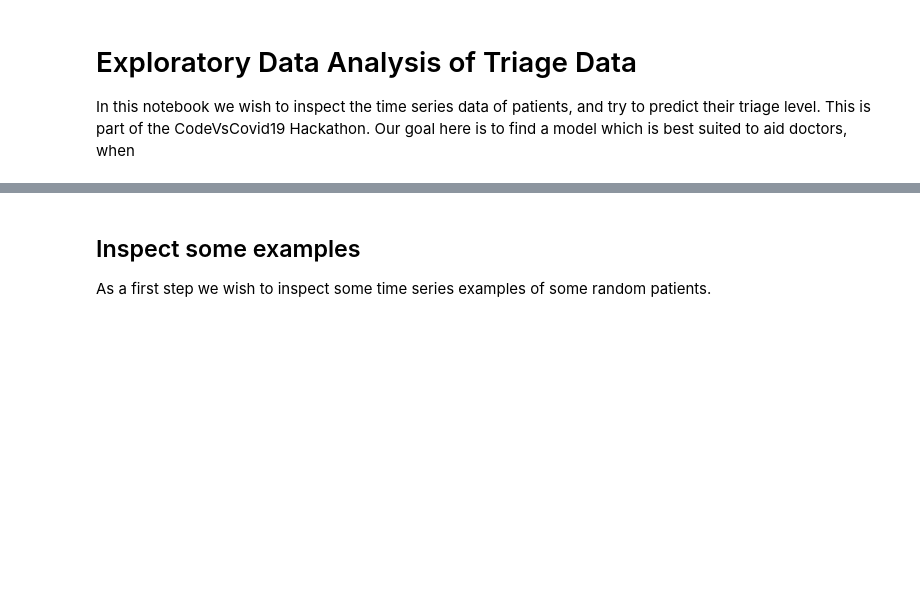
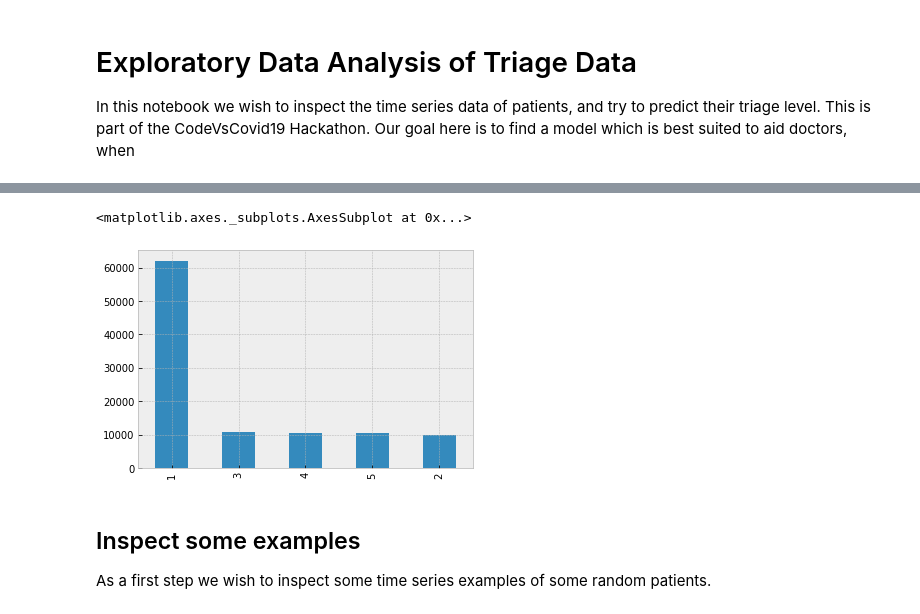
Before and after one commit to doctor-home/triage_model, a Jupyter notebook: model_experiments.ipynb, the cells around one changed output, grey strips where cells are left out. Drawn from its saved outputs; the diff is of its cells as text; code cells hidden in the pictures; blank space fills up the shorter version.

```diff
--- a/model_experiments.ipynb
+++ b/model_experiments.ipynb
@@ -92,3 +92,15 @@ df.describe()
+# %%
+from sklearn.utils import class_weight
+display(df["triage_level"].value_counts().plot.bar())
+
+class_weights = class_weight.compute_class_weight('balanced',
+                                                 np.unique(df["triage_level"]),
+                                                 df["triage_level"])
+
+class_weights = dict(zip(range(1,6),class_weights))
+# %% [output]
+<matplotlib.axes._subplots.AxesSubplot at 0x...>
+[figure, added]
 # %% [markdown]
 ## Inspect some examples
 As a first step we wish to inspect some time series examples of some random patients.
```
Also changed, not shown: parts of 10 cells of this notebook, 6 other files.
